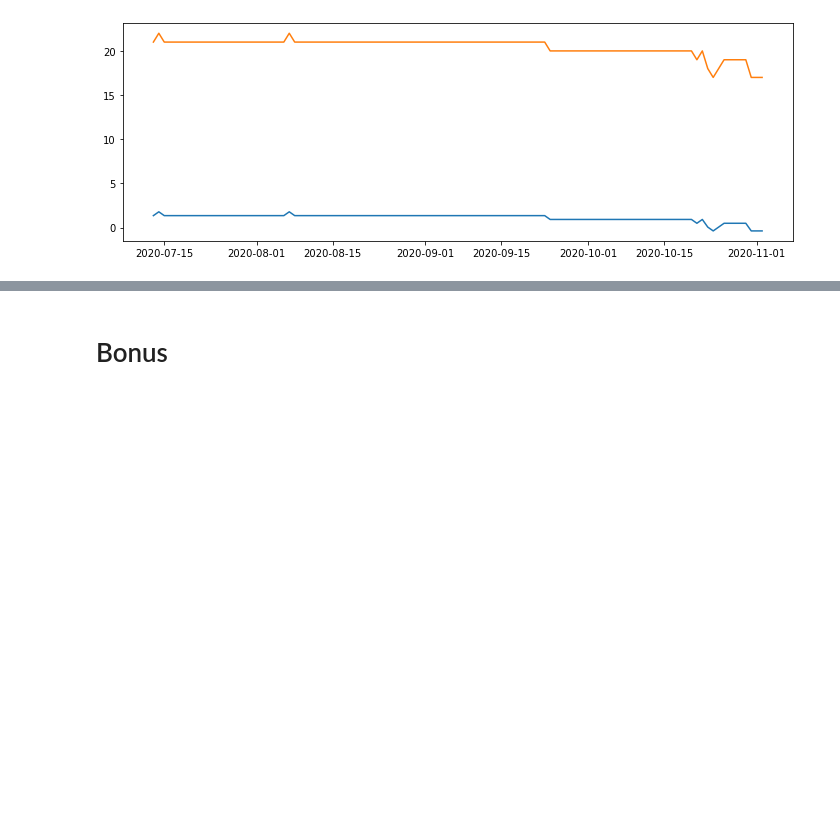
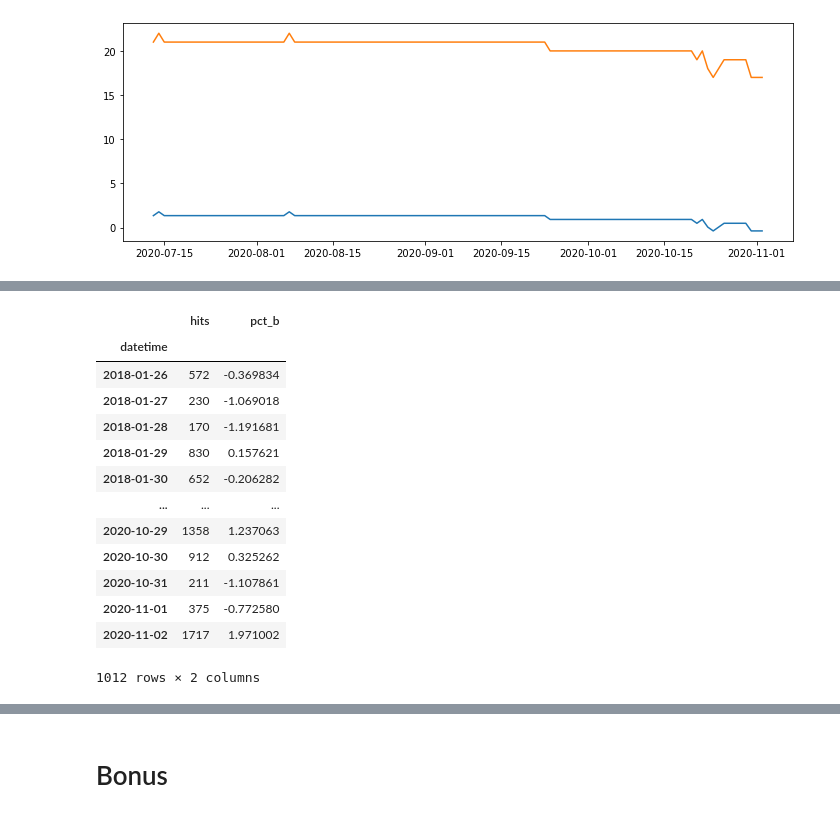
Before and after one commit to datastraine/anomaly-detection-exercises, a Jupyter notebook: time_series_anomaly_detection.ipynb, the cells around one changed output, grey strips where cells are left out. Drawn from its saved outputs; the diff is of its cells as text; code cells hidden in the pictures; blank space fills up the shorter version.

```diff
--- a/time_series_anomaly_detection.ipynb
+++ b/time_series_anomaly_detection.ipynb
@@ -397,0 +478,19 @@ plt.plot(sac.hits)
+# %%
+hitsperday = pd.concat([hitsperday, pct_b], axis=1)
+hitsperday.columns=['hits', 'pct_b']
+hitsperday
+# %% [output]
+|  | hits | pct_b |
+| datetime |  |  |
+| 2018-01-26 | 572 | -0.369834 |
+| 2018-01-27 | 230 | -1.069018 |
+| 2018-01-28 | 170 | -1.191681 |
+| 2018-01-29 | 830 | 0.157621 |
+| 2018-01-30 | 652 | -0.206282 |
+| ... | ... | ... |
+| 2020-10-29 | 1358 | 1.237063 |
+| 2020-10-30 | 912 | 0.325262 |
+| 2020-10-31 | 211 | -1.107861 |
+| 2020-11-01 | 375 | -0.772580 |
+| 2020-11-02 | 1717 | 1.971002 |
+1012 rows × 2 columns
```
Also changed, not shown: parts of 10 cells of this notebook.
